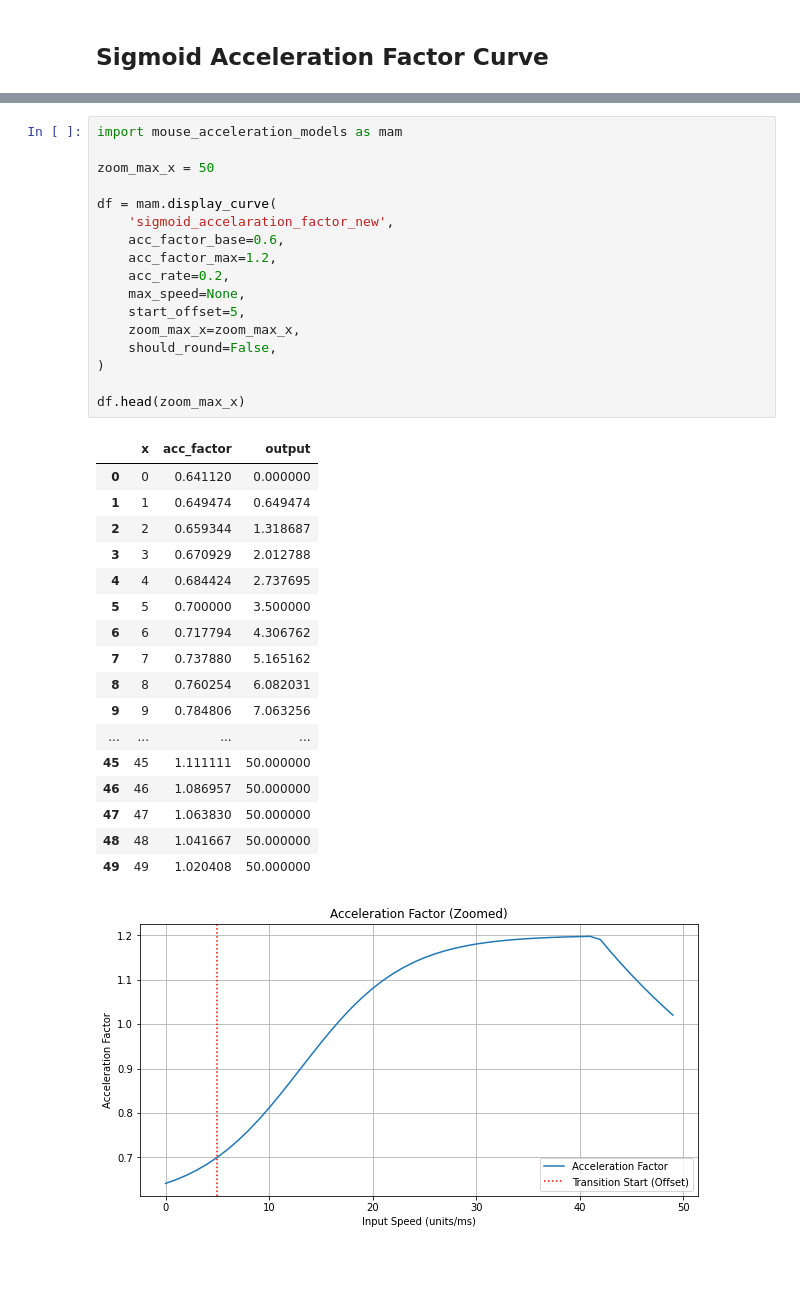
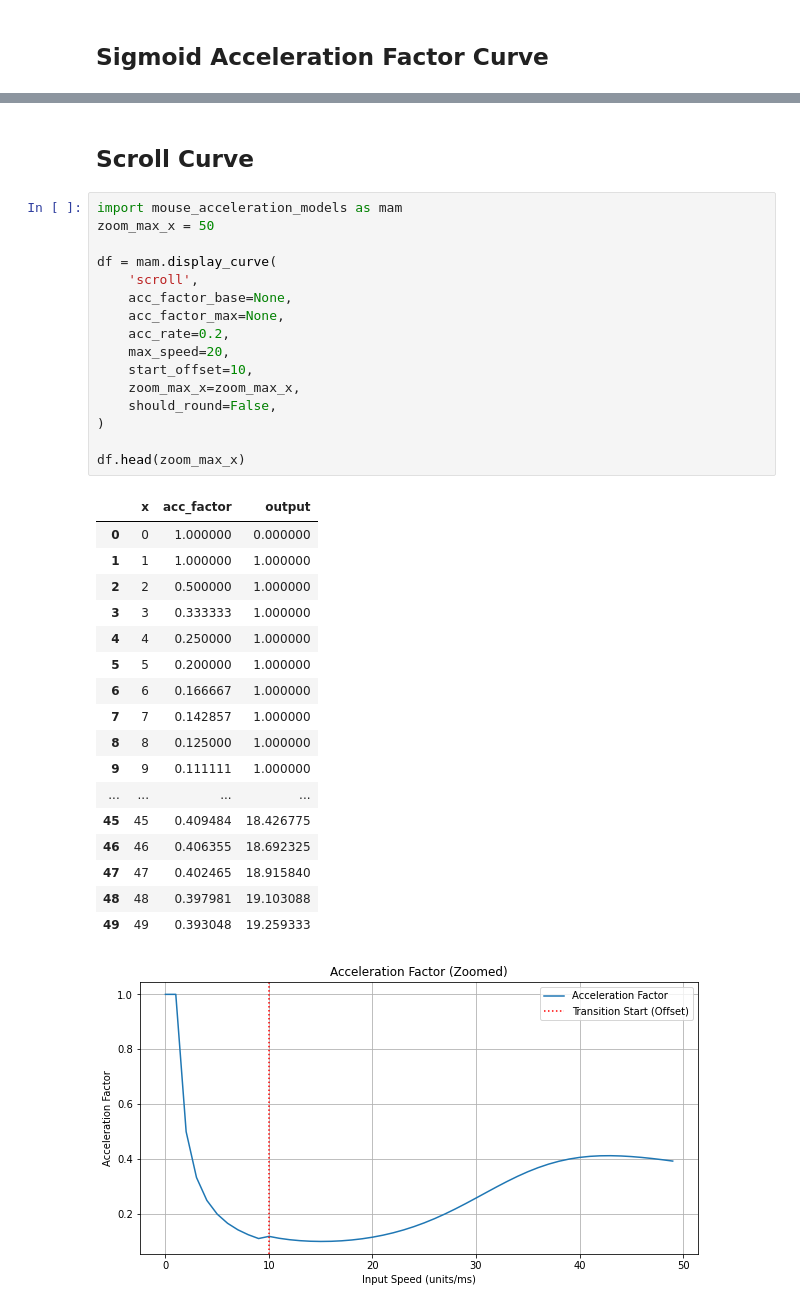
Before and after one commit to infused-kim/kb_zmk_ps2_mouse_trackpoint_driver, a Jupyter notebook: scripts/mouse_acceleration_models.ipynb, the cells around one changed output, grey strips where cells are left out. Saved outputs shown, nothing was run; the diff lists cells and outputs as text; blank space fills up the shorter version.

```diff
--- a/scripts/mouse_acceleration_models.ipynb
+++ b/scripts/mouse_acceleration_models.ipynb
@@ -44,36 +45,37 @@ df.head(zoom_max_x)
+# %% [markdown]
+## Scroll Curve
 # %%
 import mouse_acceleration_models as mam
-
 zoom_max_x = 50
 
 df = mam.display_curve(
-    'sigmoid_accelaration_factor_new',
-    acc_factor_base=0.6,
-    acc_factor_max=1.2,
+    'scroll',
+    acc_factor_base=None,
+    acc_factor_max=None,
     acc_rate=0.2,
-    max_speed=None,
-    start_offset=5,
+    max_speed=20,
+    start_offset=10,
     zoom_max_x=zoom_max_x,
     should_round=False,
 )
 
 df.head(zoom_max_x)
 # %% [output]
 |  | x | acc_factor | output |
-| 0 | 0 | 0.641120 | 0.000000 |
-| 1 | 1 | 0.649474 | 0.649474 |
-| 2 | 2 | 0.659344 | 1.318687 |
-| 3 | 3 | 0.670929 | 2.012788 |
-| 4 | 4 | 0.684424 | 2.737695 |
-| 5 | 5 | 0.700000 | 3.500000 |
-| 6 | 6 | 0.717794 | 4.306762 |
-| 7 | 7 | 0.737880 | 5.165162 |
-| 8 | 8 | 0.760254 | 6.082031 |
-| 9 | 9 | 0.784806 | 7.063256 |
+| 0 | 0 | 1.000000 | 0.000000 |
+| 1 | 1 | 1.000000 | 1.000000 |
+| 2 | 2 | 0.500000 | 1.000000 |
+| 3 | 3 | 0.333333 | 1.000000 |
+| 4 | 4 | 0.250000 | 1.000000 |
+| 5 | 5 | 0.200000 | 1.000000 |
+| 6 | 6 | 0.166667 | 1.000000 |
+| 7 | 7 | 0.142857 | 1.000000 |
+| 8 | 8 | 0.125000 | 1.000000 |
+| 9 | 9 | 0.111111 | 1.000000 |
 | ... | ... | ... | ... |
-| 45 | 45 | 1.111111 | 50.000000 |
-| 46 | 46 | 1.086957 | 50.000000 |
-| 47 | 47 | 1.063830 | 50.000000 |
-| 48 | 48 | 1.041667 | 50.000000 |
-| 49 | 49 | 1.020408 | 50.000000 |
+| 45 | 45 | 0.409484 | 18.426775 |
+| 46 | 46 | 0.406355 | 18.692325 |
+| 47 | 47 | 0.402465 | 18.915840 |
+| 48 | 48 | 0.397981 | 19.103088 |
+| 49 | 49 | 0.393048 | 19.259333 |
-[figure, old version]
+[figure, new version]
```
Also changed, not shown: parts of 6 cells of this notebook, 3 other files.
